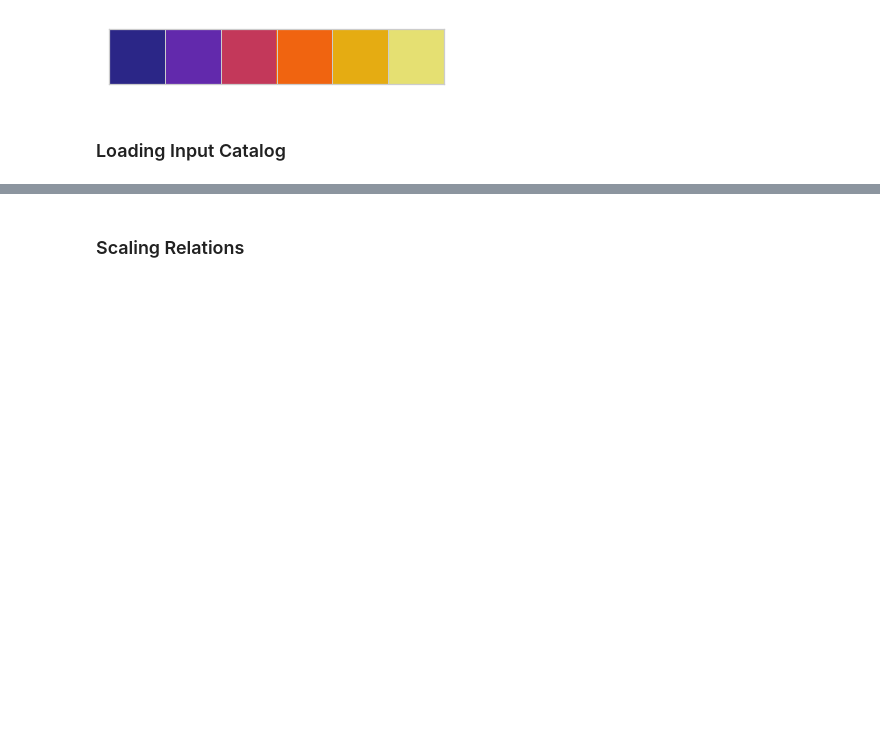
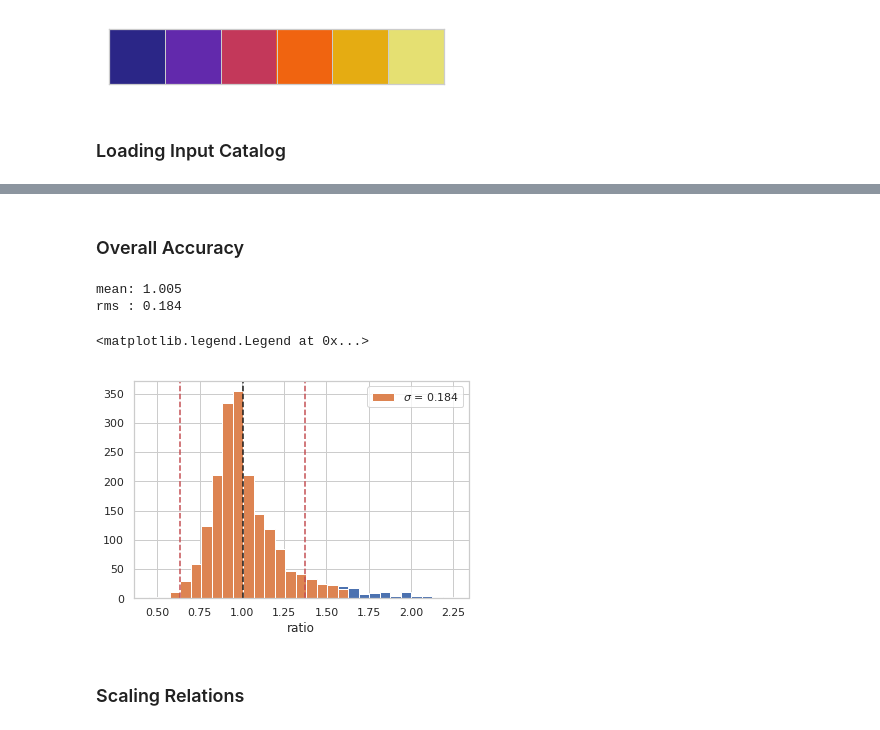
Before and after one commit to estevesjh/ccopa, a Jupyter notebook: notebooks/clusters.ipynb, the cells around one changed output, grey strips where cells are left out. Saved outputs shown, nothing was run; the diff lists cells and outputs as text; code cells hidden in the pictures; blank space fills up the shorter version.

```diff
--- a/notebooks/clusters.ipynb
+++ b/notebooks/clusters.ipynb
@@ -65,3 +81,34 @@ r200t = cat['R200_true']
+# %% [markdown]
+### Overall Accuracy
+# %%
+w = np.where(ngalst>1)[0]
+residual = (ngals[w]/ngalst[w])
+mask2    = np.logical_not(np.isnan(residual))&np.logical_not(np.isinf(residual))
+mask     = remove_outliers(residual,n=2)&(mask2)
+
+xm      = np.mean(residual[mask])
+xstd    = np.std(residual[mask])
+
+print(r'mean: %.3f'%(xm))
+print(r'rms : %.3f'%(xstd))
+# %% [output]
+mean: 1.005
+rms : 0.184
+# %%
+xmin,xmax = 0.45, 2.25
+xbins = np.linspace(xmin,xmax,30)
+_ = plt.hist(residual,bins=xbins)
+_ = plt.hist(residual[mask],bins=xbins,label=r'$\sigma$ = %.3f'%(xstd))
+plt.axvline(xm,color='k',ls='--')
+plt.axvline(xm+2*xstd,color='r',ls='--')
+plt.axvline(xm-2*xstd,color='r',ls='--')
+
+#plt.yscale('log')
+plt.xlabel('ratio')
+plt.legend()
+# %% [output]
+<matplotlib.legend.Legend at 0x...>
+[figure, added]
 # %% [markdown]
 ### Scaling Relations
 # %%
```
Also changed, not shown: parts of 58 cells of this notebook, 7 other files.
